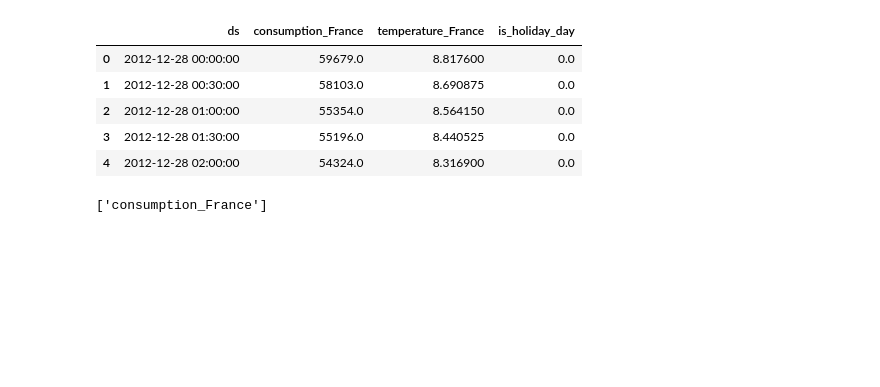
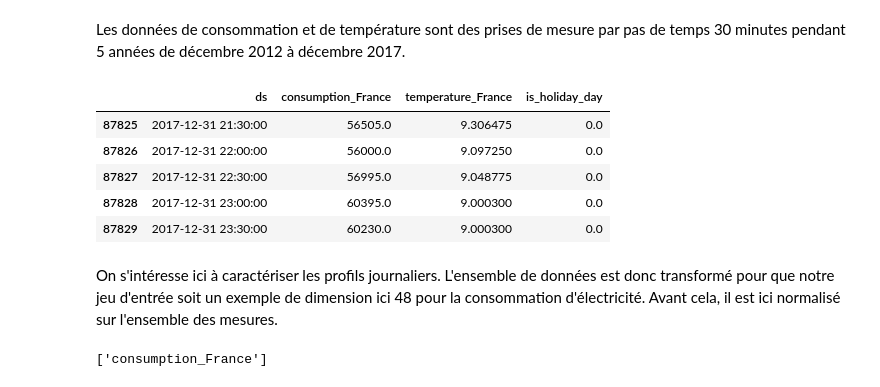
Before and after one commit to marota/Autoencoder_Embedding_Expert_Caracteristion_, a Jupyter notebook: notebooks/Retrieve explanatory factors of electricity consumption in latent space encoded with VAE.ipynb, the cells around one changed output. Saved outputs shown, nothing was run; the diff lists cells and outputs as text; code cells hidden in the pictures; blank space fills up the shorter version.

```diff
--- a/notebooks/Retrieve explanatory factors of electricity consumption in latent space encoded with VAE.ipynb
+++ b/notebooks/Retrieve explanatory factors of electricity consumption in latent space encoded with VAE.ipynb
@@ -44,22 +70,26 @@ from conso.conso_helpers import plot_latent_space_projection, pyplot_latent_spac
+# %% [markdown]
+Les données de consommation et de température sont des prises de mesure par pas de temps 30 minutes pendant 5 années de décembre 2012 à décembre 2017.
 # %%
 # Load dataframe
 path_data = os.path.join(path_main_folder, 'data')
 dataset_csv = os.path.join(path_data, "dataset.csv")
 x_conso = pd.read_csv(dataset_csv, sep=",",)
 x_conso.ds = pd.to_datetime(x_conso.ds)
 
 #drop indices column
 x_conso=x_conso.drop(columns=x_conso.columns[0],axis=1)
 
 #Visualize data frame head
-x_conso.head(5)
+x_conso.tail(5)
 # %% [output]
 |  | ds | consumption_France | temperature_France | is_holiday_day |
-| 0 | 2012-12-28 00:00:00 | 59679.0 | 8.817600 | 0.0 |
-| 1 | 2012-12-28 00:30:00 | 58103.0 | 8.690875 | 0.0 |
-| 2 | 2012-12-28 01:00:00 | 55354.0 | 8.564150 | 0.0 |
-| 3 | 2012-12-28 01:30:00 | 55196.0 | 8.440525 | 0.0 |
-| 4 | 2012-12-28 02:00:00 | 54324.0 | 8.316900 | 0.0 |
+| 87825 | 2017-12-31 21:30:00 | 56505.0 | 9.306475 | 0.0 |
+| 87826 | 2017-12-31 22:00:00 | 56000.0 | 9.097250 | 0.0 |
+| 87827 | 2017-12-31 22:30:00 | 56995.0 | 9.048775 | 0.0 |
+| 87828 | 2017-12-31 23:00:00 | 60395.0 | 9.000300 | 0.0 |
+| 87829 | 2017-12-31 23:30:00 | 60230.0 | 9.000300 | 0.0 |
+# %% [markdown]
+On s'intéresse ici à caractériser les profils journaliers. L'ensemble de données est donc transformé pour que notre jeu d'entrée soit un exemple de dimension ici 48 pour la consommation d'électricité. Avant cela, il est ici normalisé sur l'ensemble des mesures.
 # %%
 name_set_plot = 'train'
 version = '-v1'
```
Also changed, not shown: parts of 20 cells of this notebook, 1 other file.
